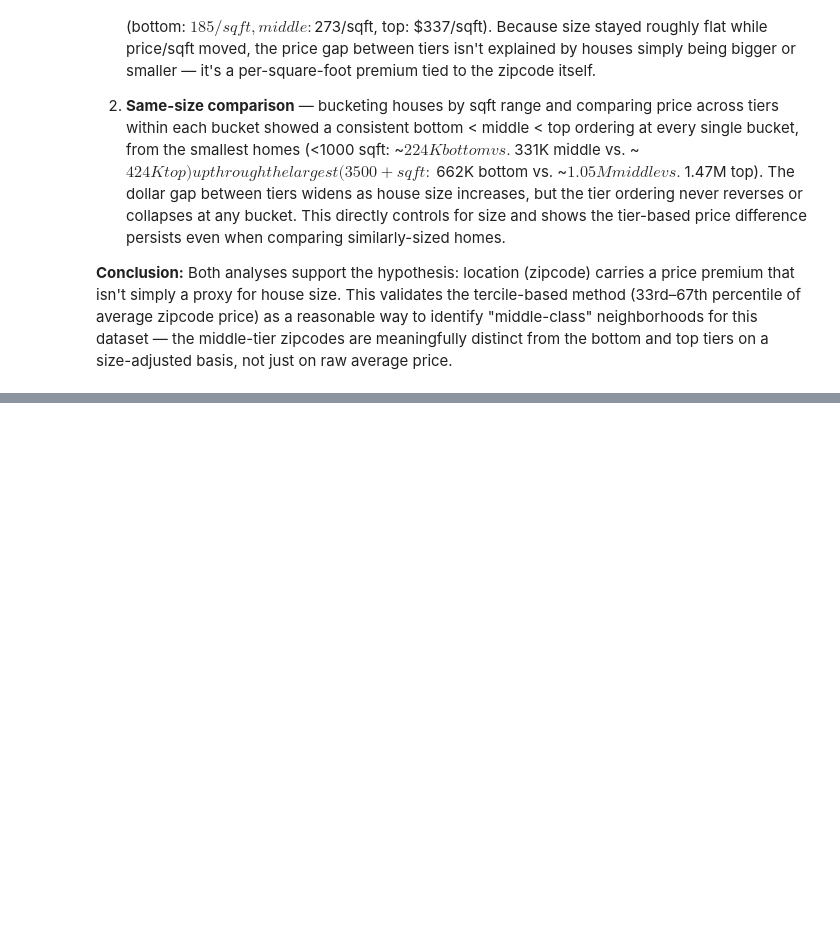
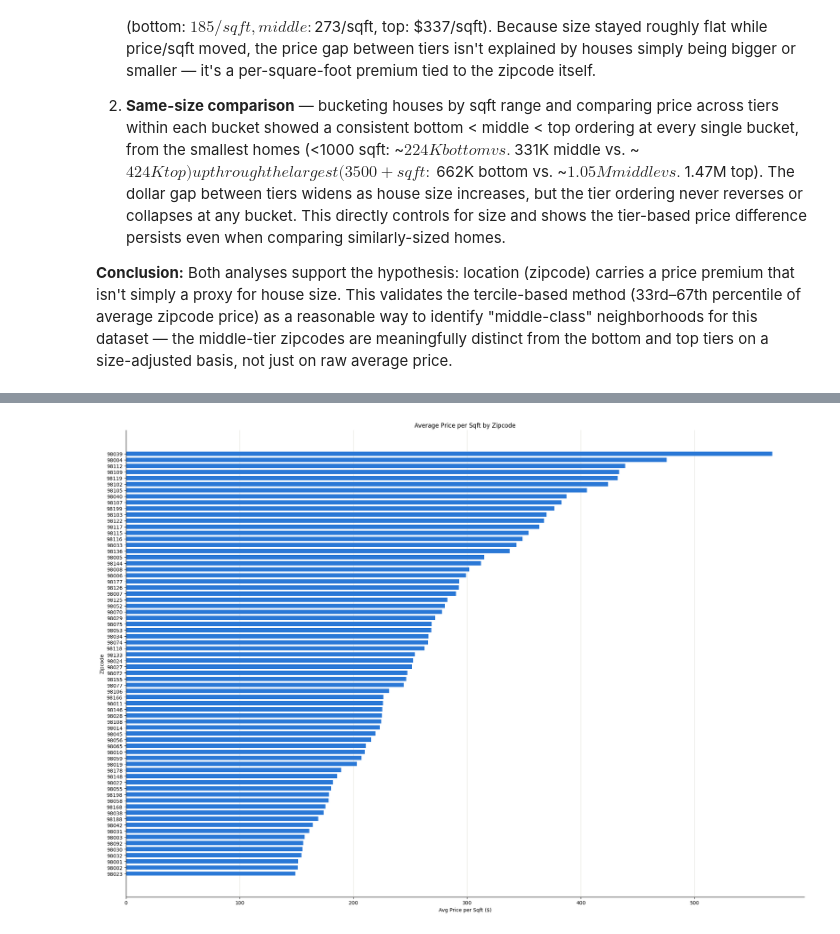
Before and after one commit to 1com/ds-eda-project, a Jupyter notebook: eda_housing_assignment/02_middle_class_neighbourhoods.ipynb, the cells around one changed output, grey strips where cells are left out. Drawn from its saved outputs; the diff is of its cells as text; code cells hidden in the pictures; blank space fills up the shorter version.

```diff
--- a/eda_housing_assignment/02_middle_class_neighbourhoods.ipynb
+++ b/eda_housing_assignment/02_middle_class_neighbourhoods.ipynb
@@ -187,3 +176,9 @@ Zipcodes were split into three tiers (bottom/middle/top) based on their average
 
 **Conclusion:**
 Both analyses support the hypothesis: location (zipcode) carries a price premium that isn't simply a proxy for house size. This validates the tercile-based method (33rd–67th percentile of average zipcode price) as a reasonable way to identify "middle-class" neighborhoods for this dataset — the middle-tier zipcodes are meaningfully distinct from the bottom and top tiers on a size-adjusted basis, not just on raw average price.
+# %%
+df['price_per_sqft'] = df['price'] / df['sqft_living']
+
+avg_price_per_sqft = df.groupby('zipcode')['price_per_sqft'].mean().sort_values(ascending=False)
+
+print(avg_price_per_sqft)
@@ -189,0 +199,19 @@ Both analyses support the hypothesis: location (zipcode) carries a price premium
+# %%
+avg_price_per_sqft_sorted = avg_price_per_sqft.sort_values(ascending=True)
+
+fig, ax = plt.subplots(figsize=(20, 14))
+ax.barh(avg_price_per_sqft_sorted.index.astype(str), avg_price_per_sqft_sorted.values, color='#2a78d6', height=0.7)
+
+ax.set_title('Average Price per Sqft by Zipcode')
+ax.set_xlabel('Avg Price per Sqft ($)')
+ax.set_ylabel('Zipcode')
+
+ax.spines['top'].set_visible(False)
+ax.spines['right'].set_visible(False)
+ax.grid(axis='x', color='#e1e0d9', linewidth=0.8, zorder=0)
+ax.set_axisbelow(True)
+
+plt.tight_layout()
+plt.show()
+# %% [output]
+[figure, added]
```
Also changed, not shown: parts of 11 cells of this notebook, 3 other files.
